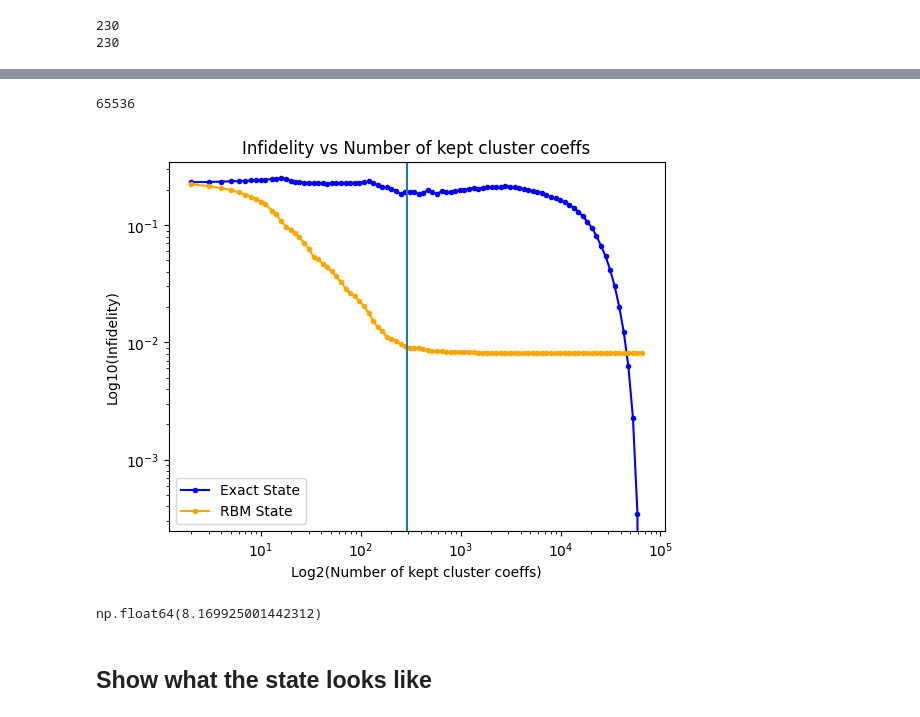
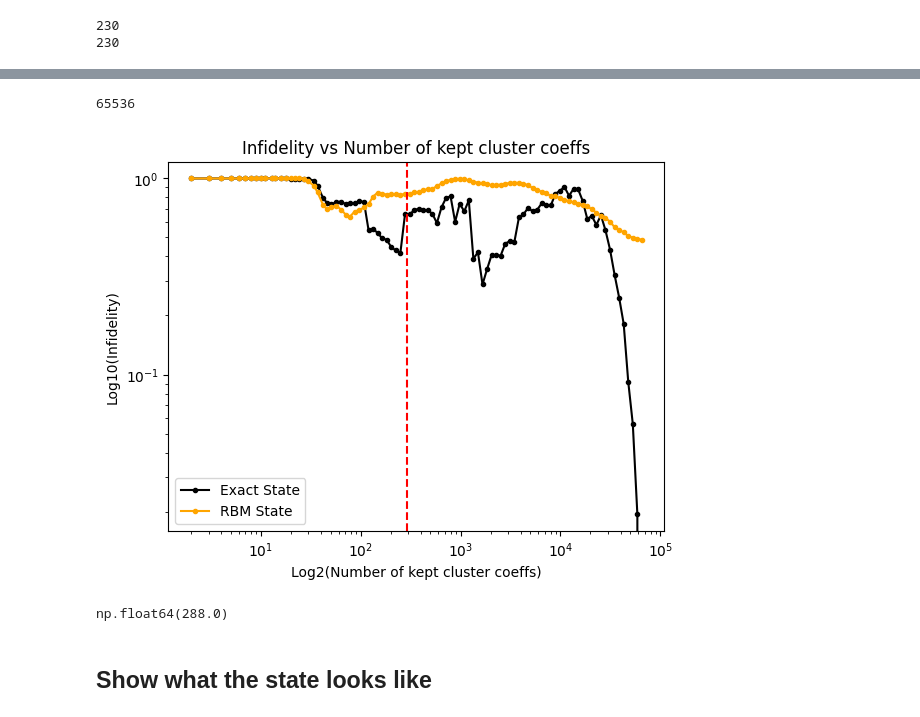
Before and after one commit to NilsNiggemann/DataMiningRBMs, a Jupyter notebook: ClusterExpansion/rand_hams_cluster_expn.ipynb, the cells around one changed output, grey strips where cells are left out. Saved outputs shown, nothing was run; the diff lists cells and outputs as text; code cells hidden in the pictures.

```diff
--- a/ClusterExpansion/rand_hams_cluster_expn.ipynb
+++ b/ClusterExpansion/rand_hams_cluster_expn.ipynb
@@ -90,9 +90,10 @@ hilb_test = nk.hilbert.Spin(0.5, n_sites_test)
 compr_idx_list = sorted(np.array(list(set(np.logspace(1, 16, 100, base=2, dtype=int)))))
 
 
-idx = 32
-psi_test_exact = df_opt.iloc[idx]['psi_0']
-psi_test_RBM = df_opt.iloc[idx]['psi']
+idx = 197
+row = df_opt[df_opt.idx == idx].iloc[0]
+psi_test_exact = row['psi_0']
+psi_test_RBM = row['psi']
 cluster_coeffs_test_exact = fwht_coeffs_in_cluster_col_order(np.log(psi_test_exact), hilb_test)
 cluster_coeffs_test_RBM = fwht_coeffs_in_cluster_col_order(np.log(psi_test_RBM), hilb_test)
 
@@ -105,26 +106,32 @@ infidels_RBM_opt = [infidelity(compress_and_reconstruct_cached(cluster_coeffs_te
 
 # mask = _get_topk_indices_jit(cluster_coeffs_test, 5)
 # mask, jnp.abs(cluster_coeffs_test[mask])
+# %%
+def get_N_params(Nsites,alpha):
+    Nhidden = int(alpha * Nsites)
+    Nparams = Nsites * Nhidden + Nsites + Nhidden
+    return Nparams
 # %%
 print(max(compr_idx_list))
 fig, ax = plt.subplots(1)
-ax.plot(compr_idx_list, (infidels_exact_opt), '.-', label='Exact State', color='blue')
+ax.plot(compr_idx_list, (infidels_exact_opt), '.-', label='Exact State', color='black')
 ax.plot((compr_idx_list), (infidels_RBM_opt), '.-', label='RBM State', color='orange')
 ax.set_xlabel('Log2(Number of kept cluster coeffs)')
 ax.set_ylabel('Log10(Infidelity)')
 ax.set_title('Infidelity vs Number of kept cluster coeffs')
 ax.legend()
 ax.set_yscale('log')
 ax.set_xscale('log')
-ax.axvline(288)
+ax.axvline(get_N_params(np.log2(len(row.psi)), row.alpha), color='red', linestyle='--', label='RBM Params (alpha=4)')
 plt.show()
 # %% [output]
 65536
-[figure, old version]
+[figure, new version]
 # %%
-np.log2(16 ** 2 + 16 * 2)
+16 ** 2 + 16 * 2
+get_N_params(np.log2(len(row.psi)), row.alpha)
 # %% [output]
-np.float64(8.169925001442312)
+np.float64(288.0)
 # %% [markdown]
 ## Show what the state looks like
 # %%
```
Also changed, not shown: parts of 7 cells of this notebook, 7 other files.
